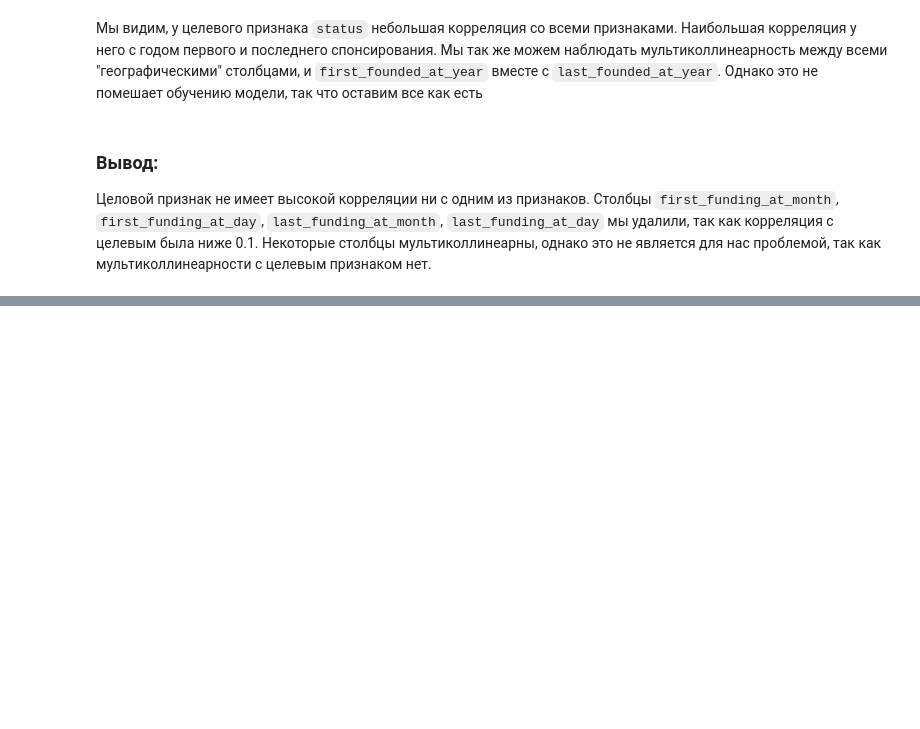
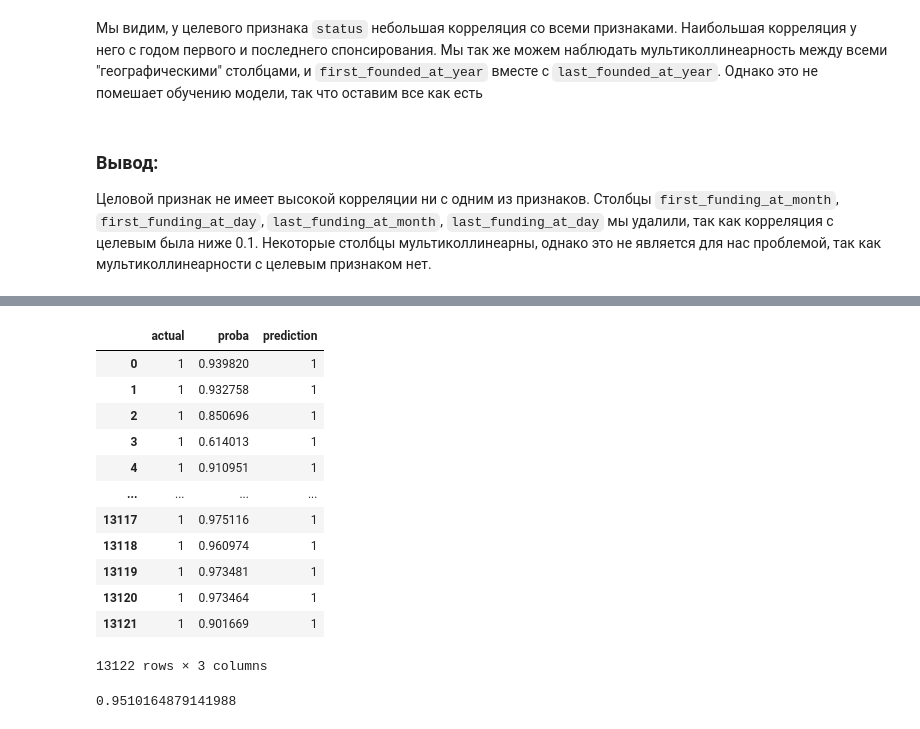
Before and after one commit to Moncervers/startup_closure_prediction, a Jupyter notebook: startup_close_prediction.ipynb, the cells around one changed output, grey strips where cells are left out. Drawn from its saved outputs; the diff is of its cells as text; code cells hidden in the pictures; blank space fills up the shorter version.

Commit message:
f1_score: 0.951

```diff
--- a/startup_close_prediction.ipynb
+++ b/startup_close_prediction.ipynb
@@ -756,0 +907,34 @@ df_processed
+# %%
+# Создаем RandomizedSearchCV для кросс-валидации
+rs = RandomizedSearchCV(
+    estimator=final_pipeline,
+    param_distributions=param_grid,
+    scoring='f1',
+    n_jobs=-1,
+    n_iter=50,
+    cv=5,
+    random_state=RANDOM_STATE,
+)
+# %%
+X = df_processed.drop('status', axis=1)
+y = df_processed['status']
+
+# Разбиваем датафрейм на выборки
+X_train, X_valid, y_train, y_valid = train_test_split(X,
+                                                      y,
+                                                      test_size=0.25,
+                                                      stratify=y,
+                                                      random_state=RANDOM_STATE)
+
+# Объявляем label encoder
+le = LabelEncoder()
+
+# Обучаем энкодер
+y_train = le.fit_transform(y_train)
+# Проставляем классы: 'closed' = 0, 'operating' = 1
+le.classes_ = np.array(['closed', 'operating'])
+# Кодируем данные в валидационной выборке
+y_valid = le.transform(y_valid)
+# %%
+# Обучаем модель
+rs.fit(X_train, y_train)
@@ -756,0 +986,27 @@ df_processed
+# %%
+# Создаем датафрейм с истинным статусом, вероятностью, и предсказанием
+predictions = pd.DataFrame({
+    'actual': y_valid,
+    'proba': rs.predict_proba(X_valid)[:, 1],
+})
+predictions['prediction'] = predictions['proba'].apply(lambda x: 1 if x > 0.5 else 0)
+predictions
+# %% [output]
+|  | actual | proba | prediction |
+| 0 | 1 | 0.939820 | 1 |
+| 1 | 1 | 0.932758 | 1 |
+| 2 | 1 | 0.850696 | 1 |
+| 3 | 1 | 0.614013 | 1 |
+| 4 | 1 | 0.910951 | 1 |
+| ... | ... | ... | ... |
+| 13117 | 1 | 0.975116 | 1 |
+| 13118 | 1 | 0.960974 | 1 |
+| 13119 | 1 | 0.973481 | 1 |
+| 13120 | 1 | 0.973464 | 1 |
+| 13121 | 1 | 0.901669 | 1 |
+13122 rows × 3 columns
+# %%
+# Смотрим метрику на валидационной метрике
+f1_score(predictions['actual'], predictions['prediction'])
+# %% [output]
+0.9510164879141988
```
Also changed, not shown: parts of 12 cells of this notebook, 1 other file.
